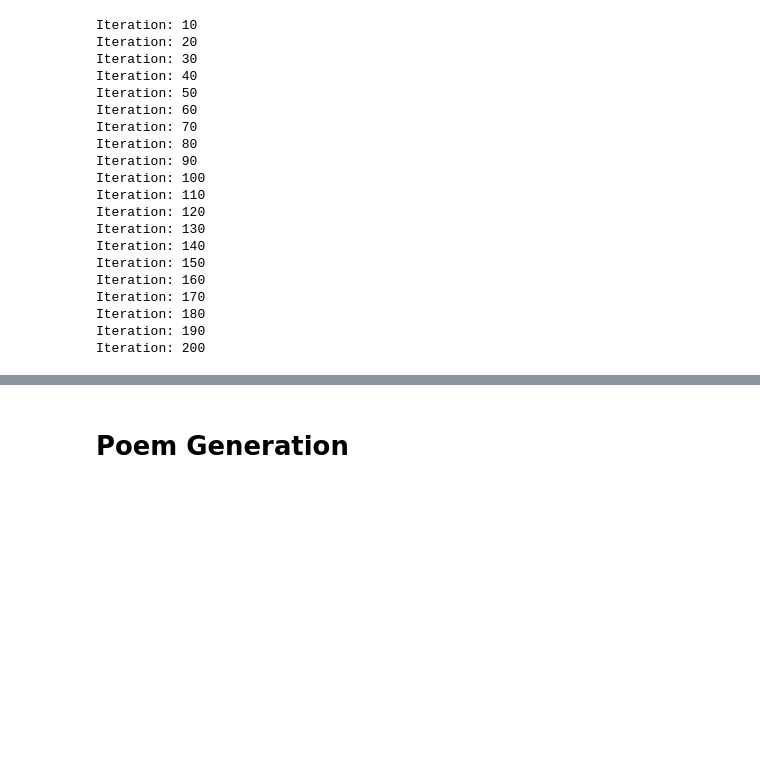
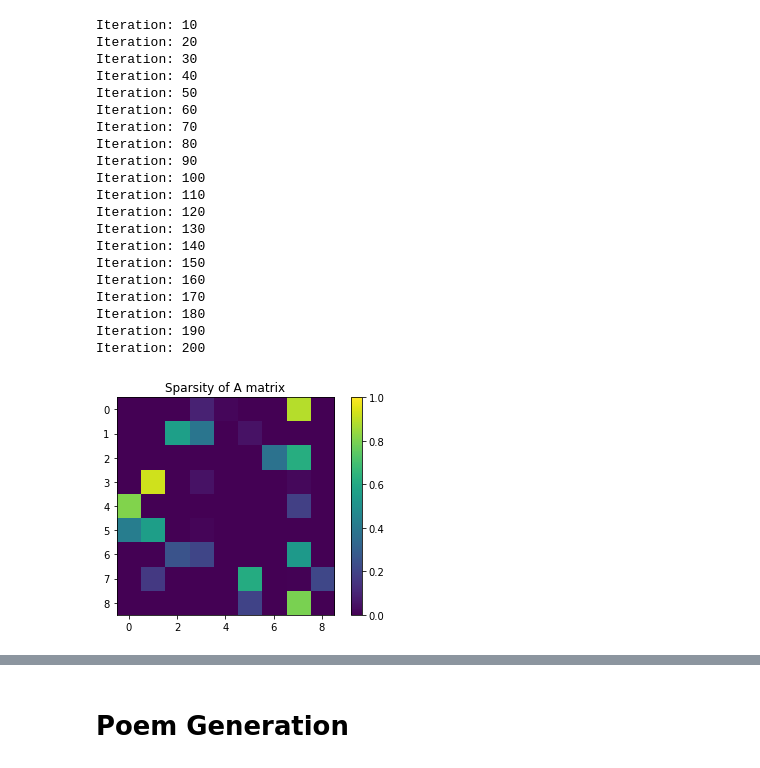
Before and after one commit to miladtaghavi/Miniproject3, a Jupyter notebook: HMMRhymeContext.ipynb, the cells around one changed output, grey strips where cells are left out. Drawn from its saved outputs; the diff is of its cells as text; code cells hidden in the pictures; blank space fills up the shorter version.

```diff
--- a/HMMRhymeContext.ipynb
+++ b/HMMRhymeContext.ipynb
@@ -158,3 +158,10 @@ Iteration: 170
 Iteration: 180
 Iteration: 190
 Iteration: 200
+# %%
+plt.imshow(reversed_line_HMM.A, vmax=1.0)
+plt.colorbar()
+plt.title('Sparsity of A matrix')
+plt.show()
+# %% [output]
+[figure, added]
```
Also changed, not shown: parts of 3 cells of this notebook.
